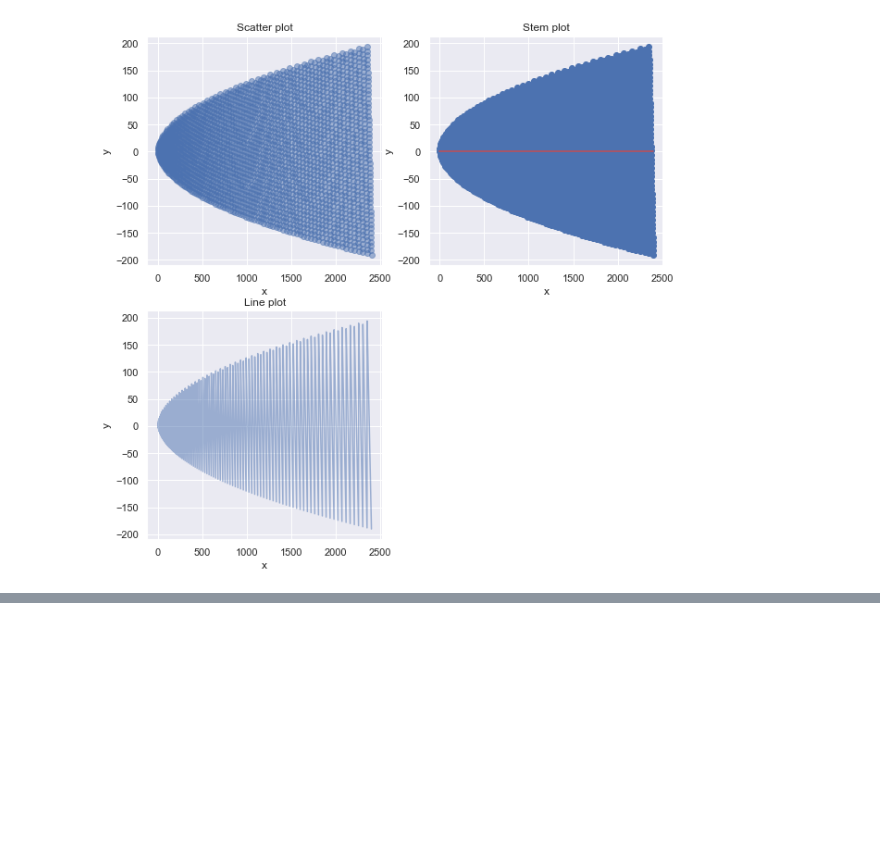
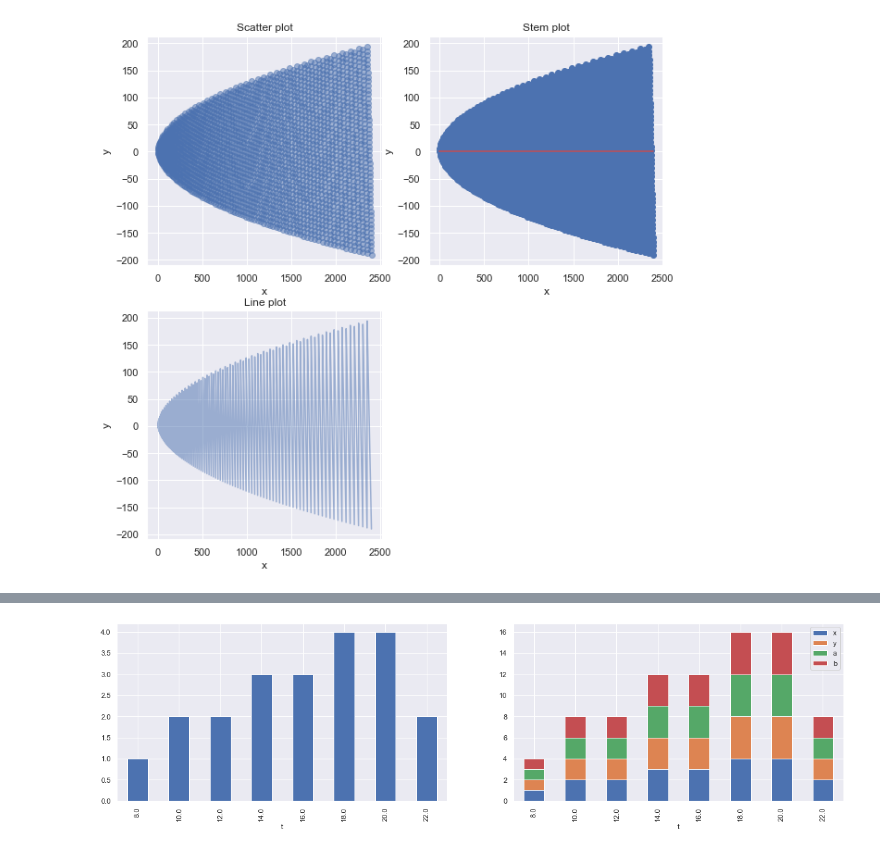
Before and after one commit to franec94/Pittsburgh-Bridge-Dataset, a Jupyter notebook: pittsburgh-bridges-data-set-analysis/resources/examples/notebooks/fancy_example.ipynb, the cells around one changed output, grey strips where cells are left out. Saved outputs shown, nothing was run; the diff lists cells and outputs as text; code cells hidden in the pictures; blank space fills up the shorter version.

```diff
--- a/pittsburgh-bridges-data-set-analysis/resources/examples/notebooks/fancy_example.ipynb
+++ b/pittsburgh-bridges-data-set-analysis/resources/examples/notebooks/fancy_example.ipynb
@@ -109,0 +124,4 @@ plot_stem_line_scatter(x, y, gridshape=[2, 2], figsize=(10, 10))
+# %%
+show_df_bars(df, target_name=TARGET, n_elements=20, gridshape=(1, 2), figsize=(20, 5))
+# %% [output]
+[figure, added]
```
Also changed, not shown: parts of 19 cells of this notebook, 2 other files.
